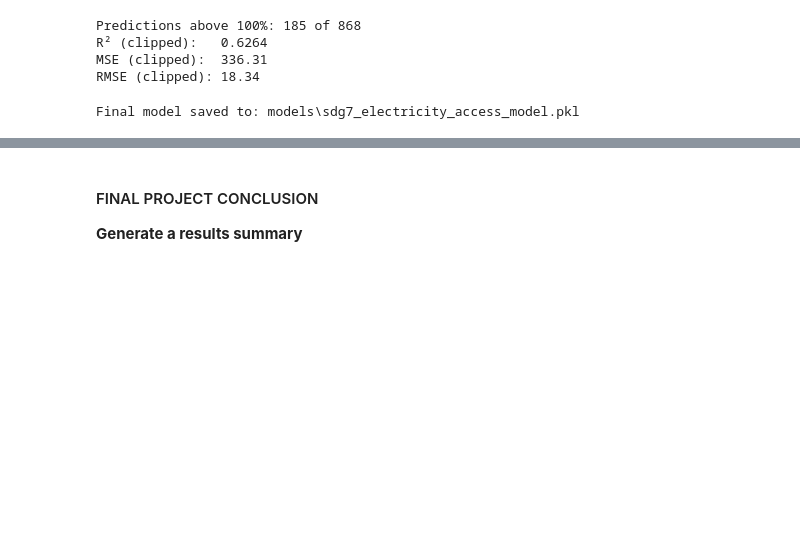
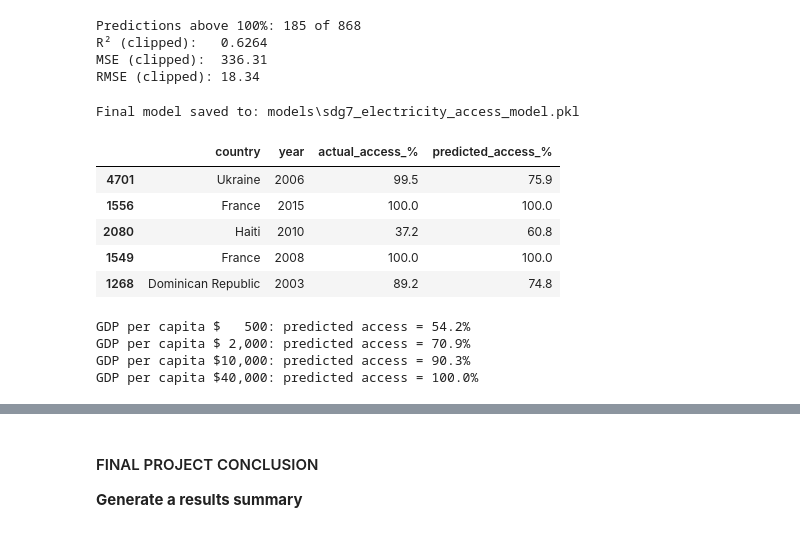
Before and after one commit to oyarolevi-tech/sdg7-energy-access, a Jupyter notebook: notebooks/powerbi.ipynb, the cells around one changed output, grey strips where cells are left out. Drawn from its saved outputs; the diff is of its cells as text; code cells hidden in the pictures; blank space fills up the shorter version.

```diff
--- a/notebooks/powerbi.ipynb
+++ b/notebooks/powerbi.ipynb
@@ -1386,3 +1386,38 @@ joblib.dump(final_model, model_path)
 print("Final model saved to:", model_path)
 # %% [output]
 Final model saved to: models\sdg7_electricity_access_model.pkl
+# %%
+#PHASE_6 #MODEL_DEPLOYMENT #DEMO
+#  #WHY a saved model is only useful if it can be loaded and used again without retraining
+loaded_model = joblib.load(model_path)
+
+# 1. Predictions from the loaded model on five unseen test rows
+sample = X_test.sample(5, random_state=1)
+demo = pd.DataFrame({
+    "country": df.loc[sample.index, "country"],
+    "year": df.loc[sample.index, "year"],
+    "actual_access_%": y_test.loc[sample.index].round(1),
+    "predicted_access_%": np.clip(loaded_model.predict(sample), 0, 100).round(1),
+})
+display(demo)
+
+# 2. A what-if tool: change one input, hold the rest at typical (median) values
+def predict_access(**changes):
+    row = X_train.median().to_dict()
+    row.update(changes)
+    pred = loaded_model.predict(pd.DataFrame([row])[features])[0]
+    return round(float(np.clip(pred, 0, 100)), 1)
+
+for gdp in (500, 2000, 10000, 40000):
+    print(f"GDP per capita ${gdp:>6,}: predicted access = {predict_access(gdp_per_capita_log=np.log(gdp))}%")
+# %% [output]
+|  | country | year | actual_access_% | predicted_access_% |
+| 4701 | Ukraine | 2006 | 99.5 | 75.9 |
+| 1556 | France | 2015 | 100.0 | 100.0 |
+| 2080 | Haiti | 2010 | 37.2 | 60.8 |
+| 1549 | France | 2008 | 100.0 | 100.0 |
+| 1268 | Dominican Republic | 2003 | 89.2 | 74.8 |
+GDP per capita $   500: predicted access = 54.2%
+GDP per capita $ 2,000: predicted access = 70.9%
+GDP per capita $10,000: predicted access = 90.3%
+GDP per capita $40,000: predicted access = 100.0%
```
Also changed, not shown: parts of 3 cells of this notebook, 2 other files.
